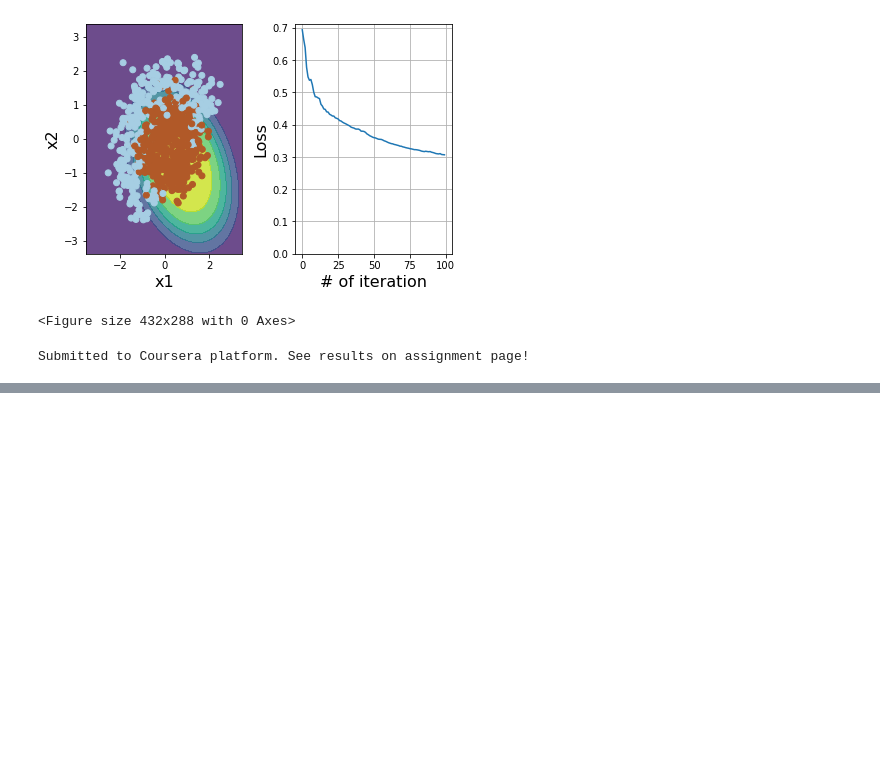
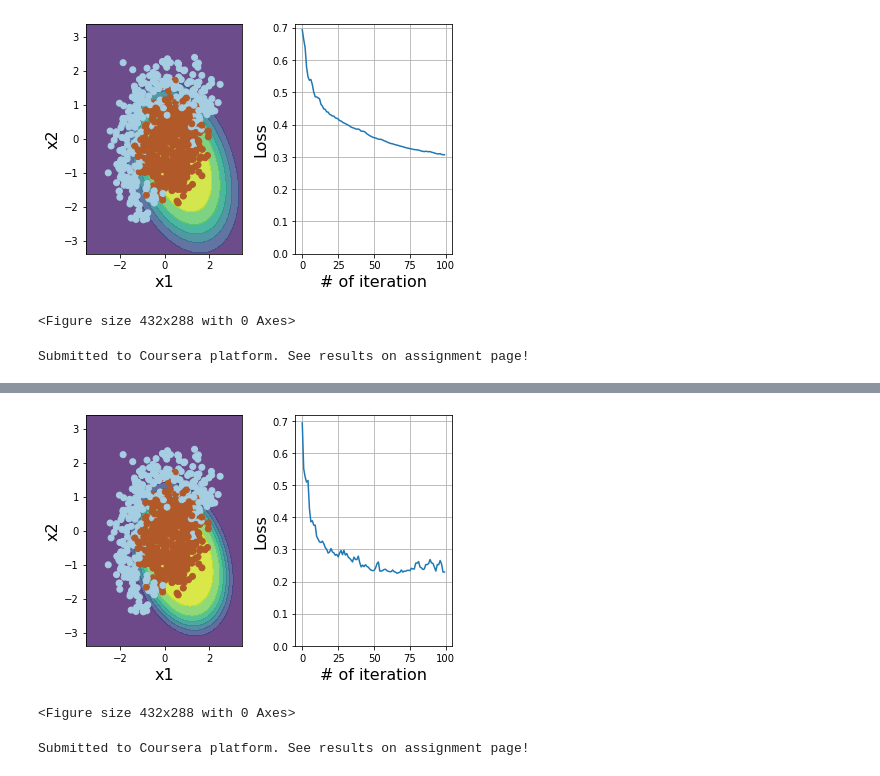
Before and after one commit to ievazzade/Advanced_Machine_Learning_Specialization, a Jupyter notebook: intro-to-dl/week1/my_week01.ipynb, the cells around one changed output, grey strips where cells are left out. Cells and saved outputs as stored; diff of their text form; code cells hidden in the pictures; blank space fills up the shorter version.

```diff
--- a/intro-to-dl/week1/my_week01.ipynb
+++ b/intro-to-dl/week1/my_week01.ipynb
@@ -317,0 +364,29 @@ $$ w_t = w_{t-1} - \nu_t$$
+# %%
+np.random.seed(42)
+
+w = np.array([0, 0, 0, 0, 0, 1])
+
+eta = 0.1      # learning rate
+alpha = 0.9     # momentum
+g2 = np.zeros_like(w)
+eps = 1e-8
+
+n_iter = 100
+batch_size = 4
+loss = np.zeros(n_iter)
+plt.figure(figsize=(12, 5))
+
+for i in range(n_iter):
+    ind = np.random.choice(X_expanded.shape[0], batch_size)
+    loss[i] = compute_loss(X_expanded, y , w)
+    if i % 10 == 0:
+        visualize(X_expanded[ind, :], y[ind], w, loss)
+
+    g2 = alpha * g2 + (1-alpha) * np.square(compute_grad(X_expanded[ind, :], y[ind], w))
+    w = w - eta / np.sqrt(g2 + eps) * compute_grad(X_expanded[ind, :], y[ind], w)
+
+visualize(X, y, w, loss)
+plt.clf()
+# %% [output]
+[figure, added]
+<Figure size 432x288 with 0 Axes>
@@ -317,0 +399,4 @@ $$ w_t = w_{t-1} - \nu_t$$
+# %%
+grader.submit(COURSERA_EMAIL, COURSERA_TOKEN)
+# %% [output]
+Submitted to Coursera platform. See results on assignment page!
```
Also changed, not shown: parts of 8 cells of this notebook.
